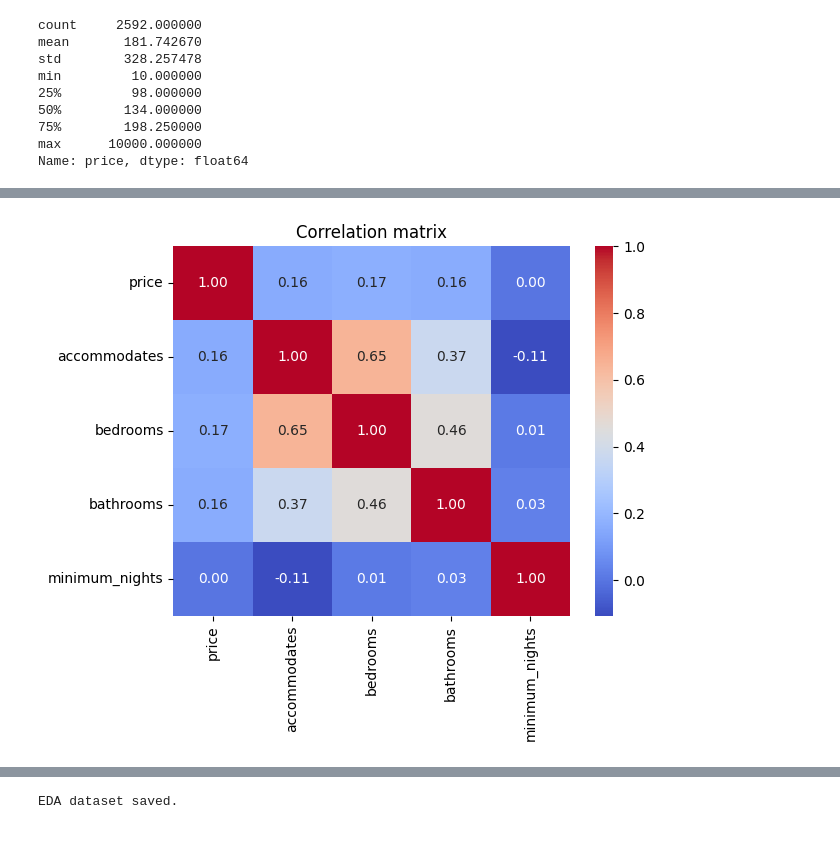
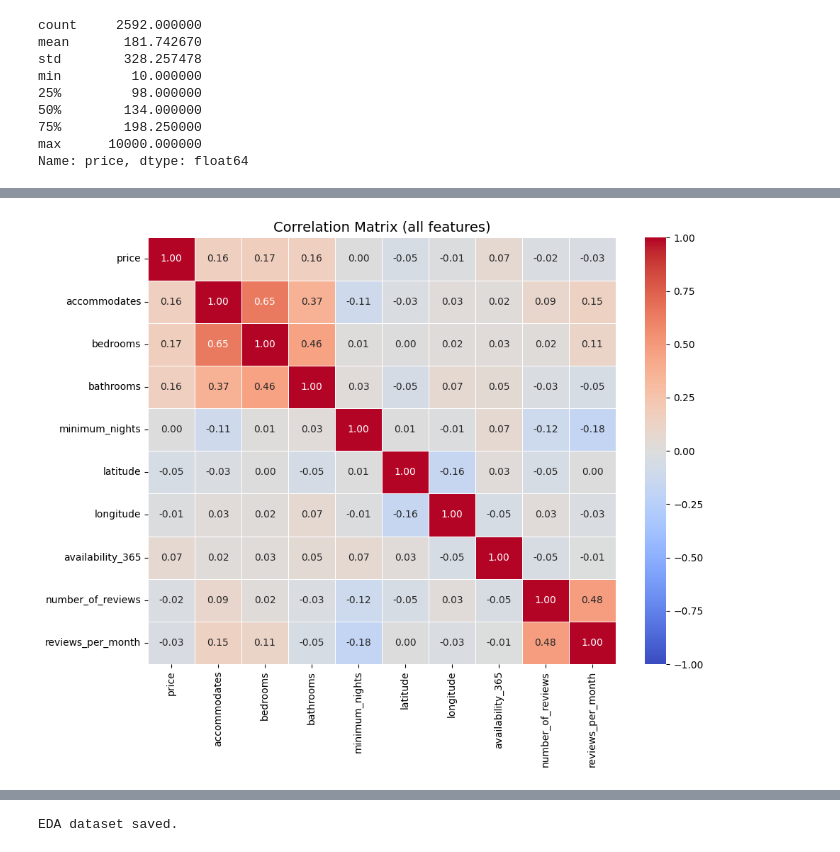
Before and after one commit to albanesi/ml-apartment-rents, a Jupyter notebook: notebooks/02_eda.ipynb, the cells around one changed output, grey strips where cells are left out. Saved outputs shown, nothing was run; the diff lists cells and outputs as text; code cells hidden in the pictures.

```diff
--- a/notebooks/02_eda.ipynb
+++ b/notebooks/02_eda.ipynb
@@ -61,8 +126,20 @@ plt.show()
-# %%
-numeric = df[['price','accommodates','bedrooms','bathrooms','minimum_nights']]
-sns.heatmap(numeric.corr(), annot=True, fmt='.2f', cmap='coolwarm')
-plt.title('Correlation matrix')
-plt.savefig('../reports/figures/correlation_matrix.png', dpi=150)
-plt.show()
-# %% [output]
-[figure, removed]
+# %%
+df_full = pd.read_csv('../data/processed/listings_raw.csv')
+df_full['price'] = df_full['price'].replace('[\$,]', '', regex=True).astype(float)
+df_full = df_full[df_full['price'] > 0].dropna(subset=['price'])
+
+num_cols = ['price', 'accommodates', 'bedrooms', 'bathrooms',
+            'minimum_nights', 'latitude', 'longitude',
+            'availability_365', 'number_of_reviews', 'reviews_per_month']
+
+corr = df_full[num_cols].corr()
+
+fig, ax = plt.subplots(figsize=(10, 8))
+sns.heatmap(corr, annot=True, fmt='.2f', cmap='coolwarm',
+            center=0, vmin=-1, vmax=1, linewidths=0.5, ax=ax)
+ax.set_title('Correlation Matrix (all features)', fontsize=14)
+plt.tight_layout()
+plt.savefig('../reports/figures/correlation_matrix.png', dpi=150)
+plt.show()
+# %% [output]
+[figure, added]
```
Also changed, not shown: parts of 7 cells of this notebook, 20 other files.
